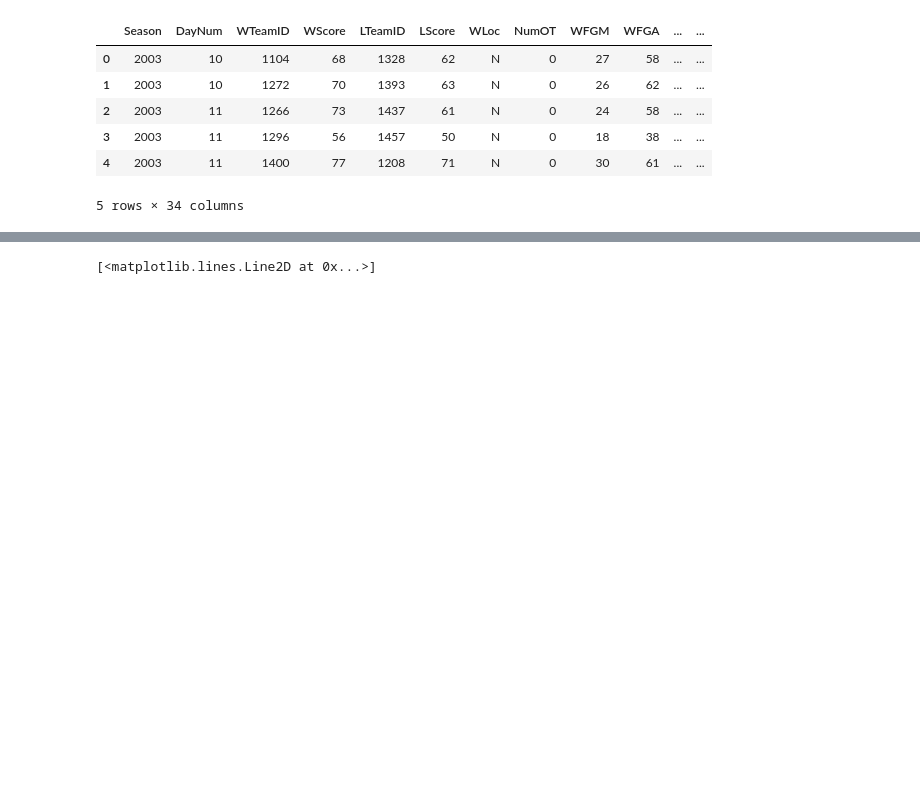
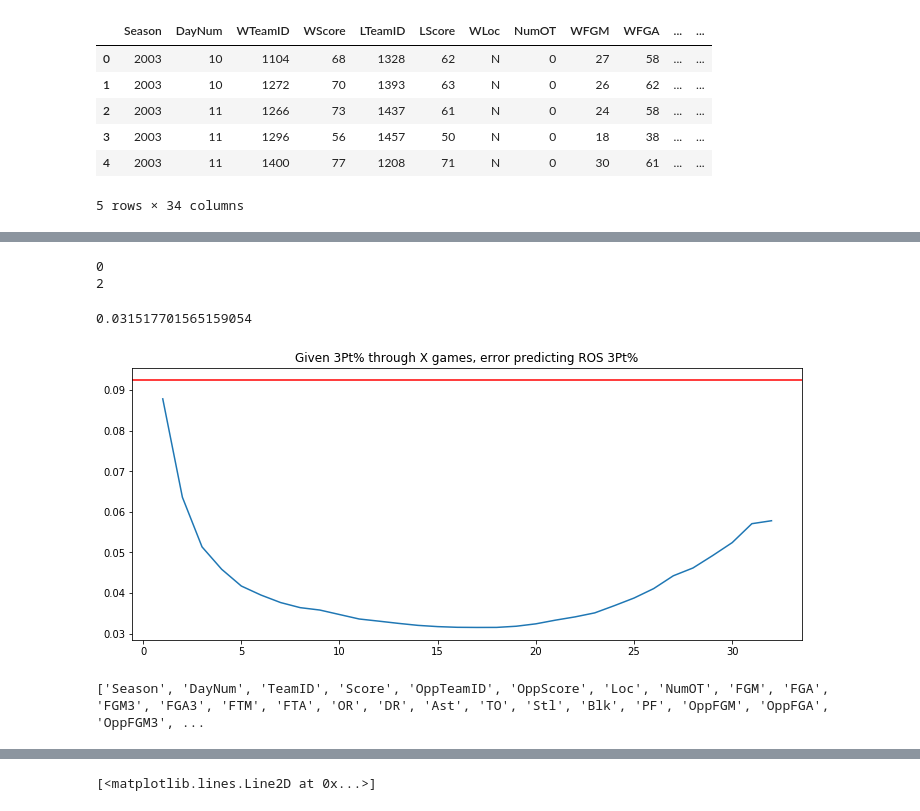
Before and after one commit to btatkinson/ncaa_hoops, a Jupyter notebook: Bayesian Updating.ipynb, the cells around one changed output, grey strips where cells are left out. Drawn from its saved outputs; the diff is of its cells as text; code cells hidden in the pictures; blank space fills up the shorter version.

```diff
--- a/Bayesian Updating.ipynb
+++ b/Bayesian Updating.ipynb
@@ -114,0 +153,10 @@ print(base_rate)
+# %%
+df['SoFar3Pt%'] = df['SoFar_3M']/df['SoFar_3A']
+
+df['ToGo3Pt%'] = df['ToGo_3M']/df['ToGo_3A']
+
+df['GameNumber'] = df.groupby(['Season','TeamID'])['Score'].cumcount()
+
+df['GameNumber'] += 1
+
+df.head(10)
@@ -114,0 +176,6 @@ print(base_rate)
+# %%
+print(df.loc[(df['Season']==2010)&(df['TeamID']==1107)].FGA3.sum())
+# cumulative sum includes current game, so subract that
+df['ToGo_3M'] = df['ToGo_3M']-df['FGM3']
+df['ToGo_3A'] = df['ToGo_3A']-df['FGA3']
+df.head()
@@ -114,0 +191,34 @@ print(base_rate)
+# %%
+df['Error2'] = np.sqrt(np.square(df['SoFar3Pt%']-df['ToGo3Pt%']))
+# %%
+print(df['ToGo_3A'].min())
+
+test = df.loc[df['ToGo_3A'] > 0]
+print(test['ToGo_3A'].min())
+# %% [output]
+0
+2
+# %%
+
+test.groupby(['GameNumber'])['Error2'].count()
+# let's do 32 or less games because of sample size
+test = test.loc[test['GameNumber']<=32]
+
+x = test.GameNumber.unique()
+y = test.groupby(['GameNumber'])['Error2'].mean().values
+print(np.min(y))
+
+fig, ax = plt.subplots(1,1,figsize=(12,5))
+sns.lineplot(x,y)
+ax.axhline(0.09245,color='r')
+ax.set_title('Given 3Pt% through X games, error predicting ROS 3Pt%')
+plt.savefig(figs+'3PTXGames.png')
+# %% [output]
+0.031517701565159054
+[figure, added]
+# %%
+
+df = df.drop(columns=['SoFar_3M','SoFar_3A','SoFar3Pt%','ToGo_3M','ToGo_3A','ToGo3Pt%','Error1','Proj1','Error2'])
+print(list(df))
+# %% [output]
+['Season', 'DayNum', 'TeamID', 'Score', 'OppTeamID', 'OppScore', 'Loc', 'NumOT', 'FGM', 'FGA', 'FGM3', 'FGA3', 'FTM', 'FTA', 'OR', 'DR', 'Ast', 'TO', 'Stl', 'Blk', 'PF', 'OppFGM', 'OppFGA', 'OppFGM3', ...
```
Also changed, not shown: parts of 35 cells of this notebook, 3 other files.
